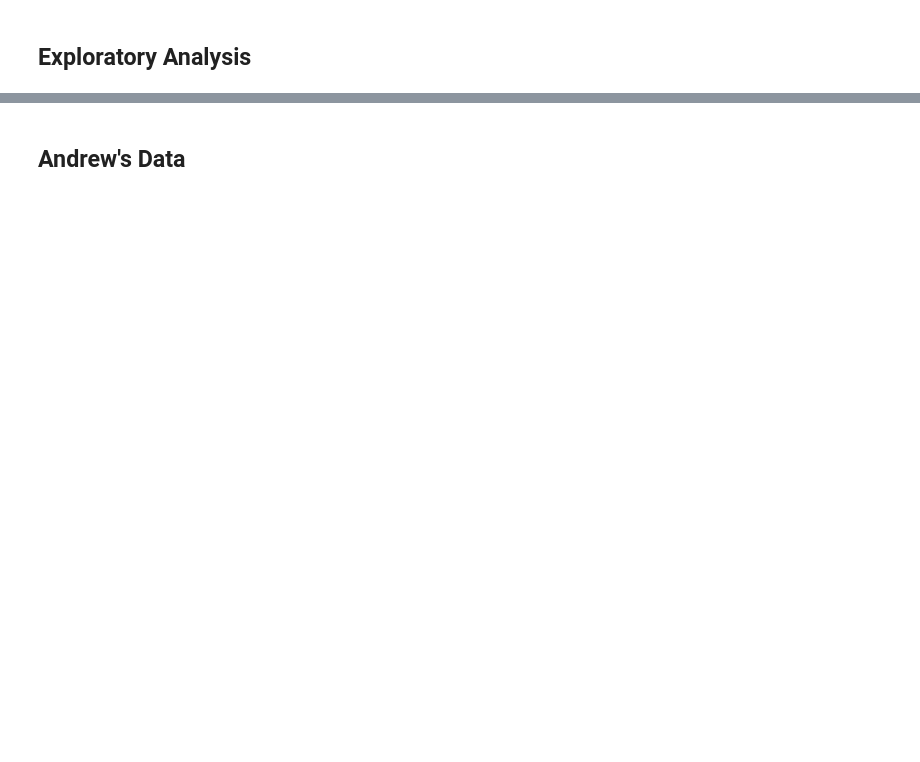
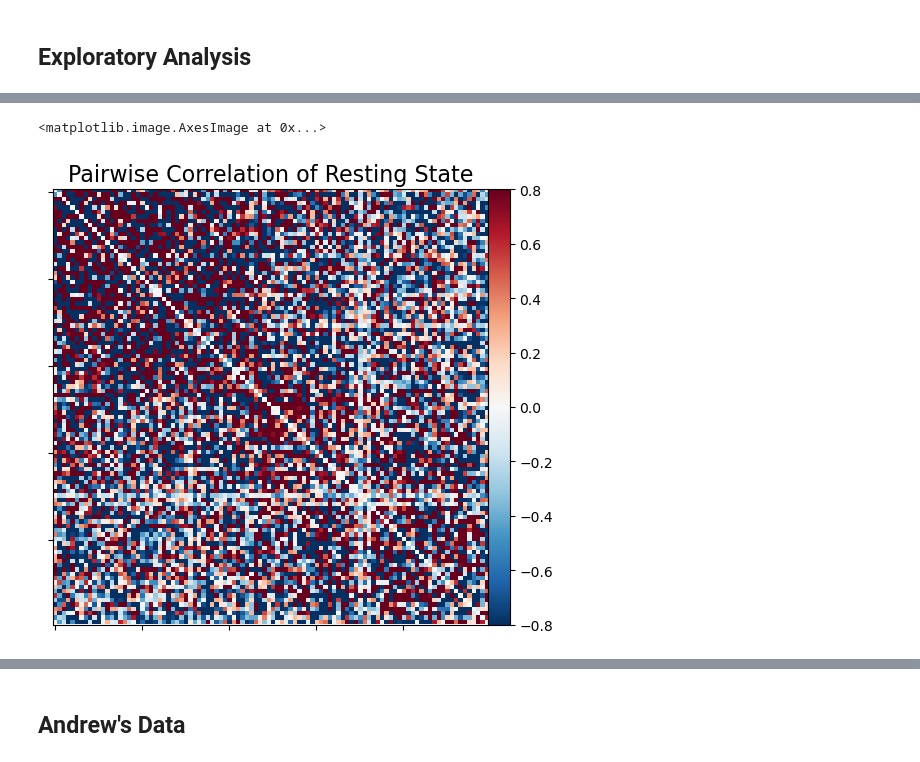
Before and after one commit to AndrewCheng02/DSC180B-Capstone-ProjectA09, a Jupyter notebook: HCP Data.ipynb, the cells around one changed output, grey strips where cells are left out. Cells and saved outputs as stored; diff of their text form; code cells hidden in the pictures; blank space fills up the shorter version.

```diff
--- a/HCP Data.ipynb
+++ b/HCP Data.ipynb
@@ -161,0 +188,7 @@ plotting.plot_matrix(
+# %%
+# Visualize the correlation matrix
+plotting.plot_matrix(
+    female_avg, colorbar=True, vmax=0.8, vmin=-0.8, title = "Pairwise Correlation of Resting State")
+# %% [output]
+<matplotlib.image.AxesImage at 0x...>
+[figure, added]
```
Also changed, not shown: parts of 30 cells of this notebook, 1 other file.
